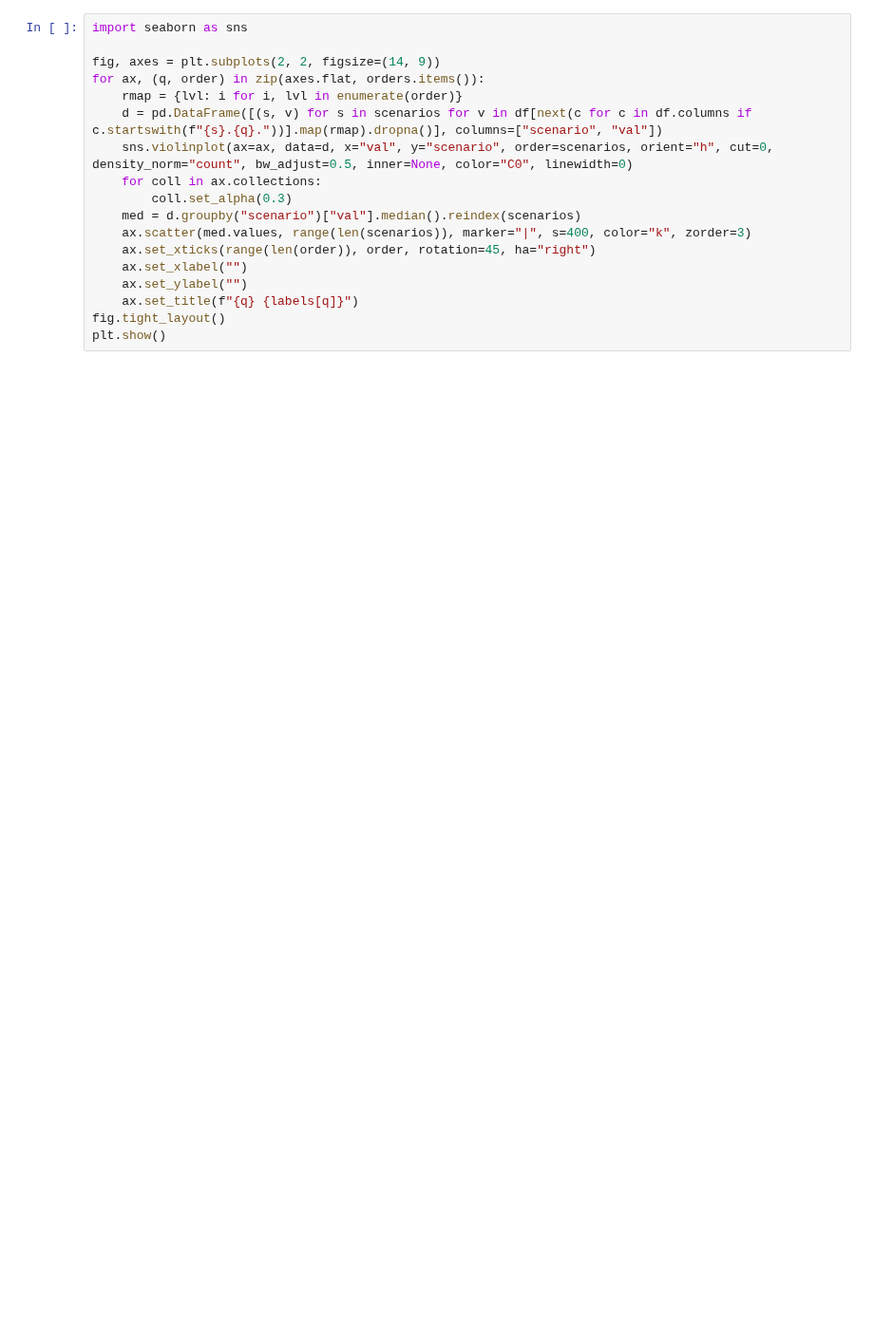
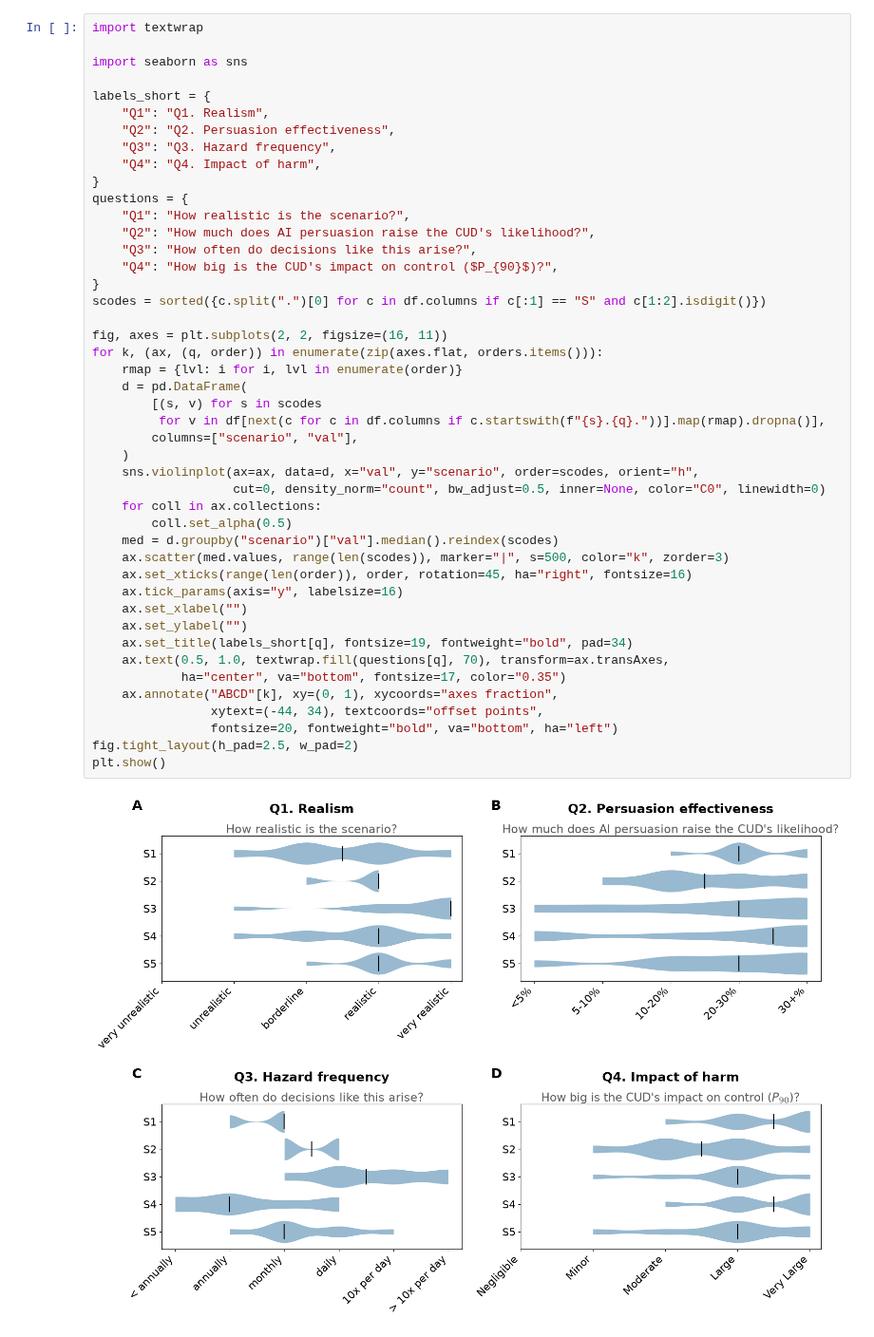
Before and after one commit to AlignmentResearch/puc-survey-analysis, a Jupyter notebook: analysis.ipynb, the cells around one changed output. Shown at 95% size. Saved outputs shown, nothing was run; the diff lists cells and outputs as text; blank space fills up the shorter version.

```diff
--- a/analysis.ipynb
+++ b/analysis.ipynb
@@ -129,18 +162,47 @@ plt.show()
 # %%
+import textwrap
+
 import seaborn as sns
 
-fig, axes = plt.subplots(2, 2, figsize=(14, 9))
-for ax, (q, order) in zip(axes.flat, orders.items()):
+labels_short = {
+    "Q1": "Q1. Realism",
+    "Q2": "Q2. Persuasion effectiveness",
+    "Q3": "Q3. Hazard frequency",
+    "Q4": "Q4. Impact of harm",
+}
+questions = {
+    "Q1": "How realistic is the scenario?",
+    "Q2": "How much does AI persuasion raise the CUD's likelihood?",
+    "Q3": "How often do decisions like this arise?",
+    "Q4": "How big is the CUD's impact on control ($P_{90}$)?",
+}
+scodes = sorted({c.split(".")[0] for c in df.columns if c[:1] == "S" and c[1:2].isdigit()})
+
+fig, axes = plt.subplots(2, 2, figsize=(16, 11))
+for k, (ax, (q, order)) in enumerate(zip(axes.flat, orders.items())):
     rmap = {lvl: i for i, lvl in enumerate(order)}
-    d = pd.DataFrame([(s, v) for s in scenarios for v in df[next(c for c in df.columns if c.startswith(f"{s}.{q}."))].map(rmap).dropna()], columns=["scenario", "val"])
-    sns.violinplot(ax=ax, data=d, x="val", y="scenario", order=scenarios, orient="h", cut=0, density_norm="count", bw_adjust=0.5, inner=None, color="C0", linewidth=0)
+    d = pd.DataFrame(
+        [(s, v) for s in scodes
+         for v in df[next(c for c in df.columns if c.startswith(f"{s}.{q}."))].map(rmap).dropna()],
+        columns=["scenario", "val"],
+    )
+    sns.violinplot(ax=ax, data=d, x="val", y="scenario", order=scodes, orient="h",
+                   cut=0, density_norm="count", bw_adjust=0.5, inner=None, color="C0", linewidth=0)
     for coll in ax.collections:
-        coll.set_alpha(0.3)
-    med = d.groupby("scenario")["val"].median().reindex(scenarios)
-    ax.scatter(med.values, range(len(scenarios)), marker="|", s=400, color="k", zorder=3)
-    ax.set_xticks(range(len(order)), order, rotation=45, ha="right")
+        coll.set_alpha(0.5)
+    med = d.groupby("scenario")["val"].median().reindex(scodes)
+    ax.scatter(med.values, range(len(scodes)), marker="|", s=500, color="k", zorder=3)
+    ax.set_xticks(range(len(order)), order, rotation=45, ha="right", fontsize=16)
+    ax.tick_params(axis="y", labelsize=16)
     ax.set_xlabel("")
     ax.set_ylabel("")
-    ax.set_title(f"{q} {labels[q]}")
-fig.tight_layout()
+    ax.set_title(labels_short[q], fontsize=19, fontweight="bold", pad=34)
+    ax.text(0.5, 1.0, textwrap.fill(questions[q], 70), transform=ax.transAxes,
+            ha="center", va="bottom", fontsize=17, color="0.35")
+    ax.annotate("ABCD"[k], xy=(0, 1), xycoords="axes fraction",
+                xytext=(-44, 34), textcoords="offset points",
+                fontsize=20, fontweight="bold", va="bottom", ha="left")
+fig.tight_layout(h_pad=2.5, w_pad=2)
 plt.show()
+# %% [output]
+[figure, added]
```
Also changed, not shown: parts of 22 cells of this notebook.
